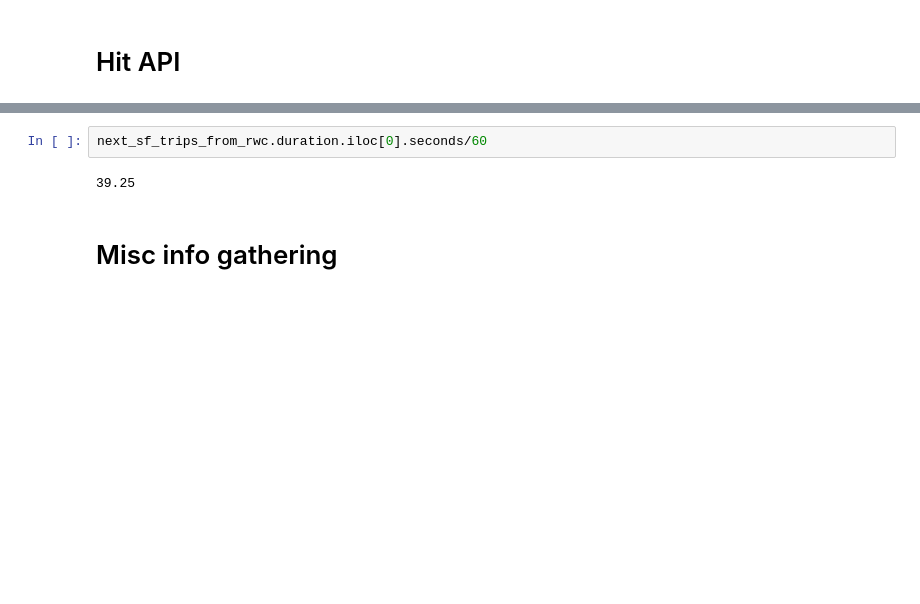
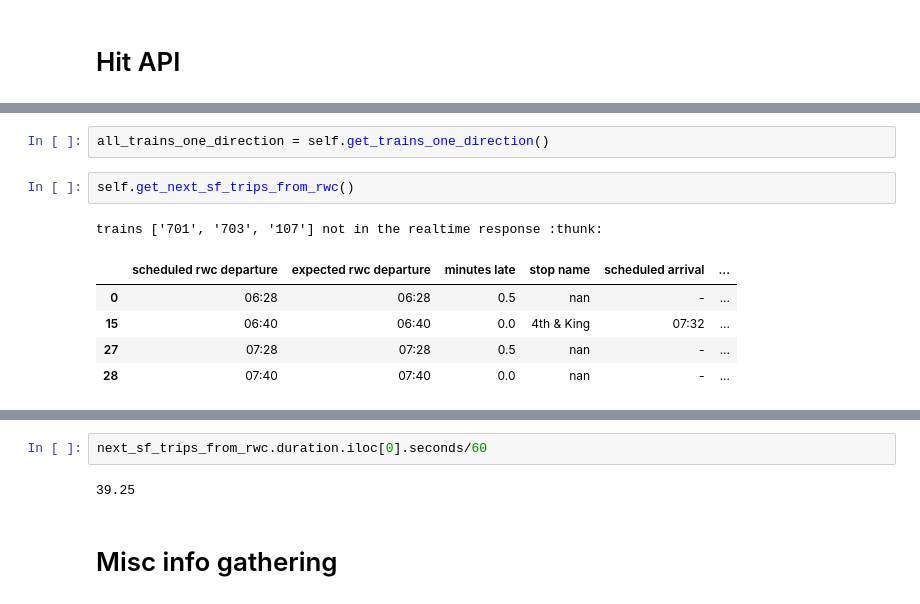
Before and after one commit to ahakso/sandbox, a Jupyter notebook: caltrain_api.ipynb, the cells around one changed output, grey strips where cells are left out. Saved outputs shown, nothing was run; the diff lists cells and outputs as text; blank space fills up the shorter version.

```diff
--- a/caltrain_api.ipynb
+++ b/caltrain_api.ipynb
@@ -153,0 +52,11 @@ rt_response = request_to_json(
+# %%
+all_trains_one_direction = self.get_trains_one_direction()
+# %%
+self.get_next_sf_trips_from_rwc()
+# %% [output]
+trains ['701', '703', '107'] not in the realtime response :thunk:
+|  | scheduled rwc departure | expected rwc departure | minutes late | stop name | scheduled arrival | ... |
+| 0 | 06:28 | 06:28 | 0.5 | nan | - | ... |
+| 15 | 06:40 | 06:40 | 0.0 | 4th & King | 07:32 | ... |
+| 27 | 07:28 | 07:28 | 0.5 | nan | - | ... |
+| 28 | 07:40 | 07:40 | 0.0 | nan | - | ... |
```
Also changed, not shown: parts of 24 cells of this notebook.
